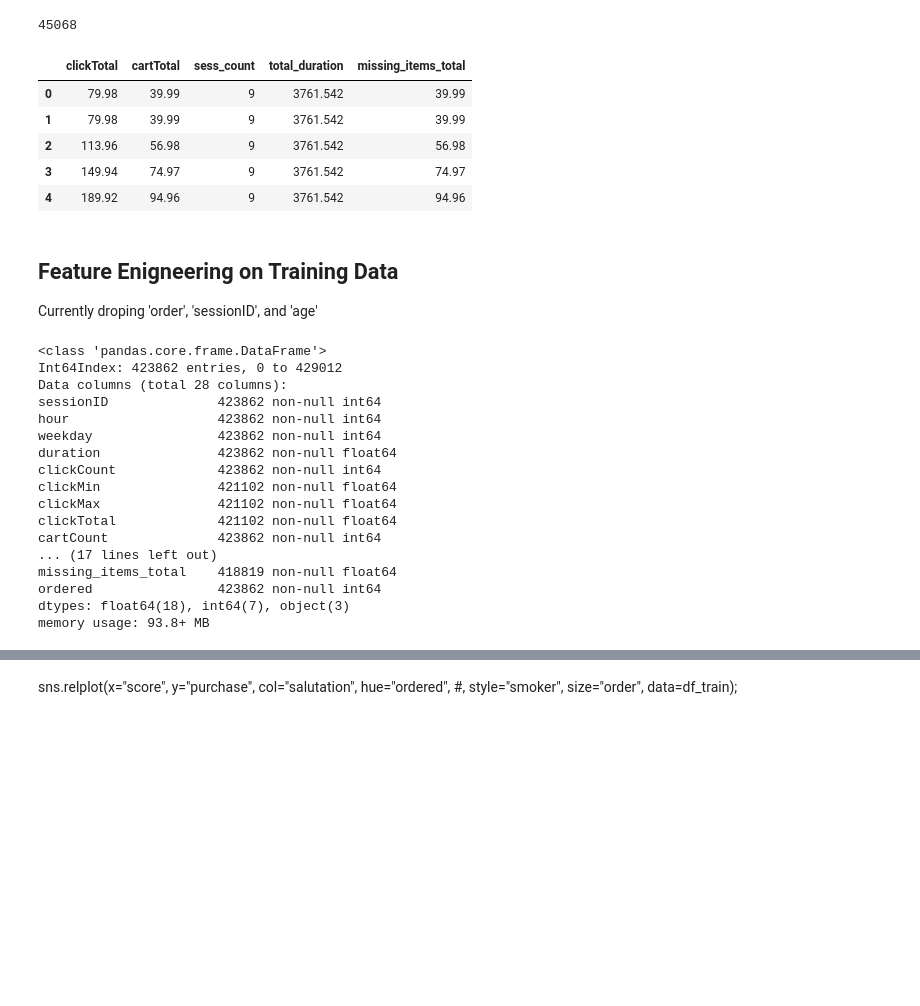
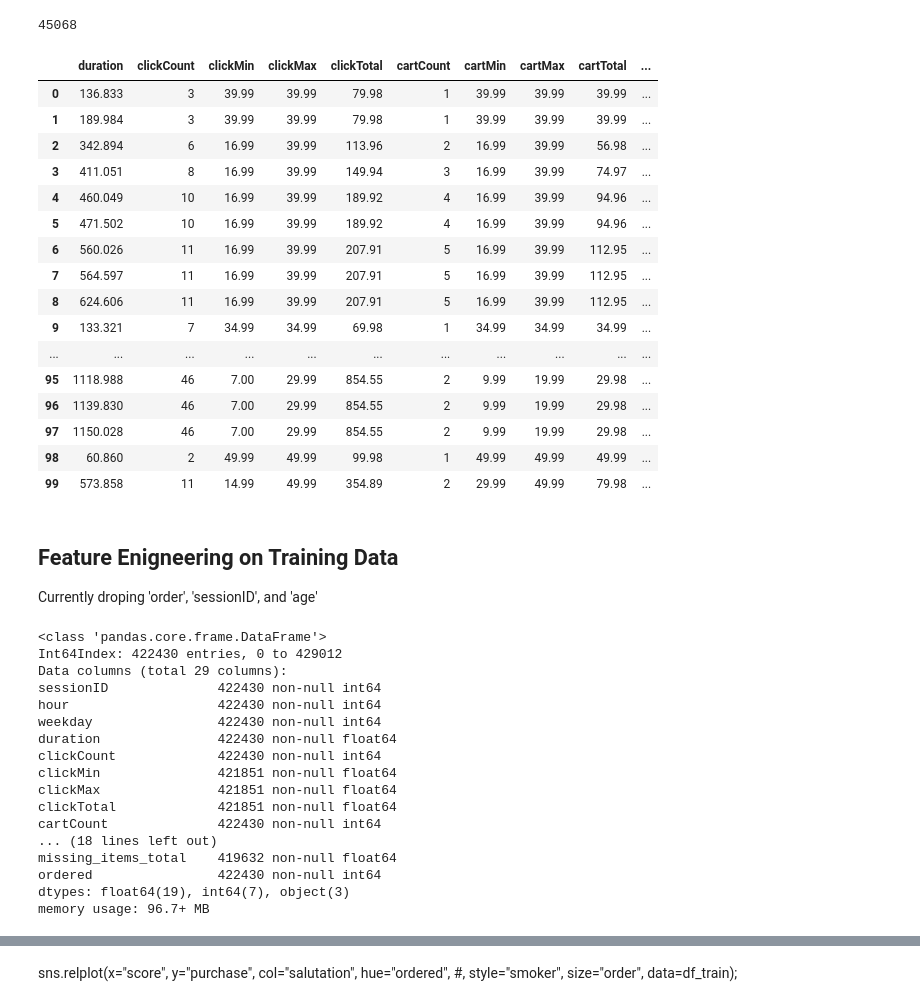
Before and after one commit to BrainMonkey/ml-contest1, a Jupyter notebook: python/jhiciano.ipynb, the cells around one changed output, grey strips where cells are left out. Cells and saved outputs as stored; diff of their text form; code cells hidden in the pictures; blank space fills up the shorter version.

```diff
--- a/python/jhiciano.ipynb
+++ b/python/jhiciano.ipynb
@@ -84,8 +133,12 @@ df_train['ordered'] = (df_train['order'] !='n').astype(int) #Converts string `or
 # %%
+df_test['score'].fillna(-1, inplace=True)
 df_test['sess_count'] = df_test.groupby('sessionID')['sessionID'].transform('count')
 df_test['total_duration'] = df_test.groupby('sessionID')['duration'].transform('sum')
 df_test['missing_items_total'] = df_test['clickTotal']-df_test['cartTotal']
 
+df_test.loc[df_test['customerID'] >= 0,'is_customer'] = 1
+df_test['is_customer'].fillna(0, inplace=True)
+
 df_test.describe()
 # %% [output]
 |  | sessionID | hour | weekday | duration | clickCount | clickMin | clickMax | clickTotal | cartCount | cartMin | ... |
@@ -133,41 +186,52 @@ len(df_test_cl)
 # %% [output]
 45068
 # %%
-df_test_cl.head()
+df_test_cl.head(100)
 # %% [output]
-|  | clickTotal | cartTotal | sess_count | total_duration | missing_items_total |
-| 0 | 79.98 | 39.99 | 9 | 3761.542 | 39.99 |
-| 1 | 79.98 | 39.99 | 9 | 3761.542 | 39.99 |
-| 2 | 113.96 | 56.98 | 9 | 3761.542 | 56.98 |
-| 3 | 149.94 | 74.97 | 9 | 3761.542 | 74.97 |
-| 4 | 189.92 | 94.96 | 9 | 3761.542 | 94.96 |
+|  | duration | clickCount | clickMin | clickMax | clickTotal | cartCount | cartMin | cartMax | cartTotal | ... |
+| 0 | 136.833 | 3 | 39.99 | 39.99 | 79.98 | 1 | 39.99 | 39.99 | 39.99 | ... |
+| 1 | 189.984 | 3 | 39.99 | 39.99 | 79.98 | 1 | 39.99 | 39.99 | 39.99 | ... |
+| 2 | 342.894 | 6 | 16.99 | 39.99 | 113.96 | 2 | 16.99 | 39.99 | 56.98 | ... |
+| 3 | 411.051 | 8 | 16.99 | 39.99 | 149.94 | 3 | 16.99 | 39.99 | 74.97 | ... |
+| 4 | 460.049 | 10 | 16.99 | 39.99 | 189.92 | 4 | 16.99 | 39.99 | 94.96 | ... |
+| 5 | 471.502 | 10 | 16.99 | 39.99 | 189.92 | 4 | 16.99 | 39.99 | 94.96 | ... |
+| 6 | 560.026 | 11 | 16.99 | 39.99 | 207.91 | 5 | 16.99 | 39.99 | 112.95 | ... |
+| 7 | 564.597 | 11 | 16.99 | 39.99 | 207.91 | 5 | 16.99 | 39.99 | 112.95 | ... |
+| 8 | 624.606 | 11 | 16.99 | 39.99 | 207.91 | 5 | 16.99 | 39.99 | 112.95 | ... |
+| 9 | 133.321 | 7 | 34.99 | 34.99 | 69.98 | 1 | 34.99 | 34.99 | 34.99 | ... |
+| ... | ... | ... | ... | ... | ... | ... | ... | ... | ... | ... |
+| 95 | 1118.988 | 46 | 7.00 | 29.99 | 854.55 | 2 | 9.99 | 19.99 | 29.98 | ... |
+| 96 | 1139.830 | 46 | 7.00 | 29.99 | 854.55 | 2 | 9.99 | 19.99 | 29.98 | ... |
+| 97 | 1150.028 | 46 | 7.00 | 29.99 | 854.55 | 2 | 9.99 | 19.99 | 29.98 | ... |
+| 98 | 60.860 | 2 | 49.99 | 49.99 | 99.98 | 1 | 49.99 | 49.99 | 49.99 | ... |
+| 99 | 573.858 | 11 | 14.99 | 49.99 | 354.89 | 2 | 29.99 | 49.99 | 79.98 | ... |
 # %% [markdown]
 ## Feature Enigneering on Training Data
 
 Currently droping 'order', 'sessionID', and 'age'
 # %%
-q = df_train["sess_count"].quantile(0.988)
+q = df_train["sess_count"].quantile(0.99)
 df_train = df_train[df_train["sess_count"] < q]
 df_train['ordered'] = (df_train['order'] !='n').astype(int) #Converts string `order` to int value for training
 df_train.info()
 # %% [output]
 <class 'pandas.core.frame.DataFrame'>
-Int64Index: 423862 entries, 0 to 429012
-Data columns (total 28 columns):
-sessionID              423862 non-null int64
-hour                   423862 non-null int64
-weekday                423862 non-null int64
-duration               423862 non-null float64
-clickCount             423862 non-null int64
-clickMin               421102 non-null float64
-clickMax               421102 non-null float64
-clickTotal             421102 non-null float64
-cartCount              423862 non-null int64
-... (17 lines left out)
-missing_items_total    418819 non-null float64
-ordered                423862 non-null int64
-dtypes: float64(18), int64(7), object(3)
-memory usage: 93.8+ MB
+Int64Index: 422430 entries, 0 to 429012
+Data columns (total 29 columns):
+sessionID              422430 non-null int64
+hour                   422430 non-null int64
+weekday                422430 non-null int64
+duration               422430 non-null float64
+clickCount             422430 non-null int64
+clickMin               421851 non-null float64
+clickMax               421851 non-null float64
+clickTotal             421851 non-null float64
+cartCount              422430 non-null int64
+... (18 lines left out)
+missing_items_total    419632 non-null float64
+ordered                422430 non-null int64
+dtypes: float64(19), int64(7), object(3)
+memory usage: 96.7+ MB
 # %%
 df_train_clensed = df_train.drop(drop_columns_train,axis=1)
 df_train_clensed = pd.get_dummies(df_train_clensed)
```
Also changed, not shown: parts of 20 cells of this notebook, 1 other file.
